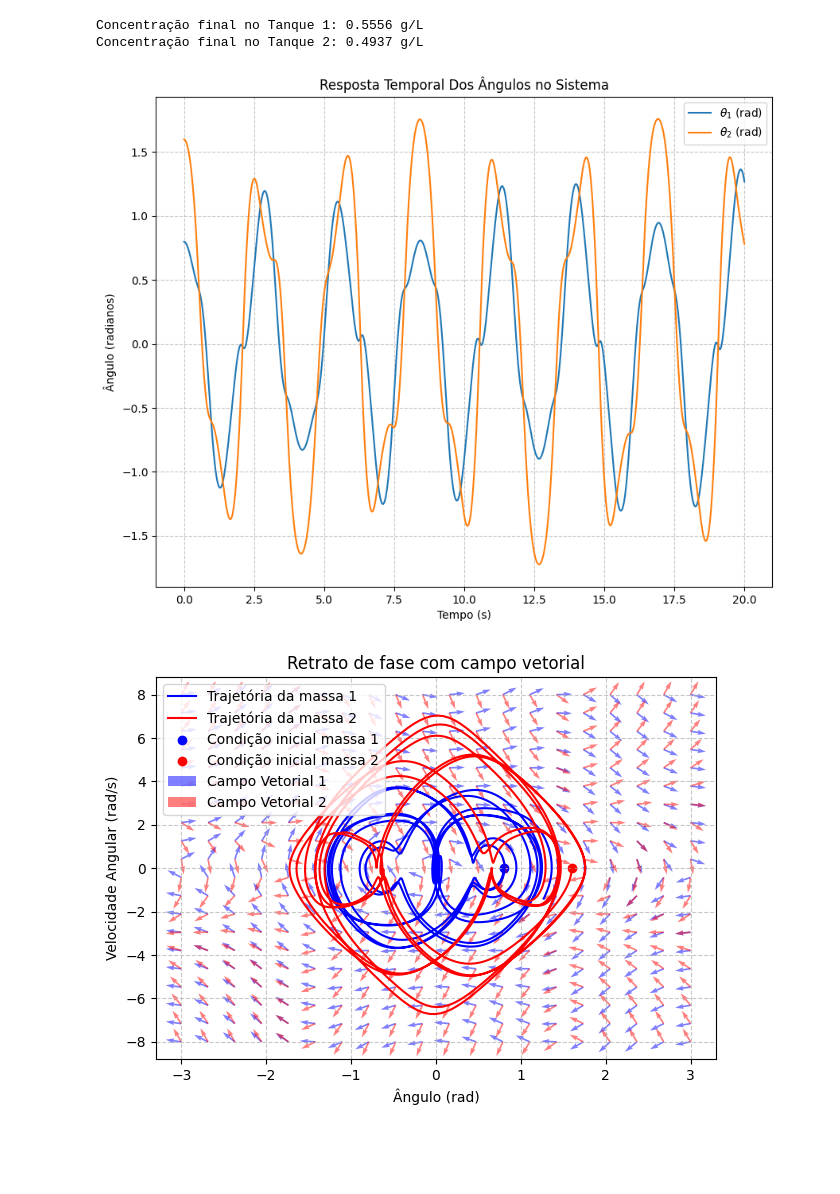
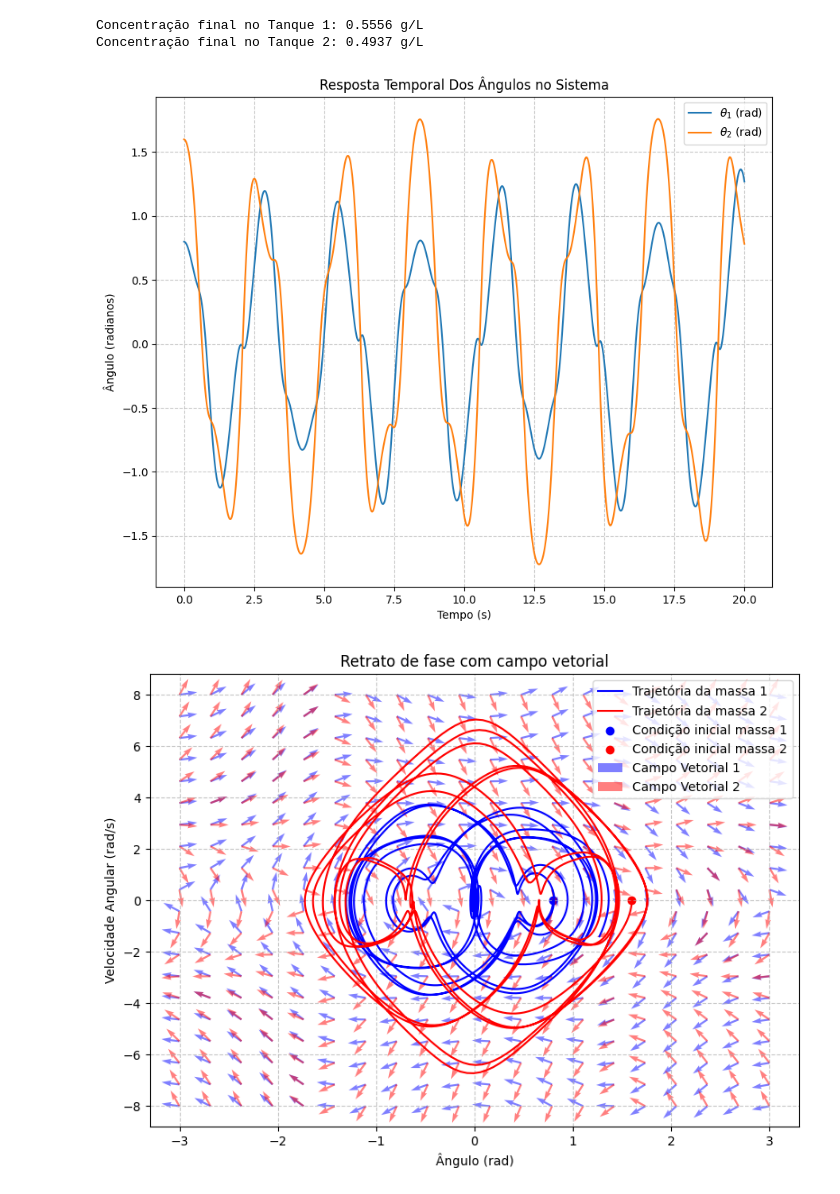
Before and after one commit to DanielMedeiros1/Projeto_EDO_CN, a Jupyter notebook: Projeto_U3_EDO.ipynb, the cells around one changed output. Saved outputs shown, nothing was run; the diff lists cells and outputs as text; code cells hidden in the pictures; blank space fills up the shorter version.

```diff
--- a/Projeto_U3_EDO.ipynb
+++ b/Projeto_U3_EDO.ipynb
@@ -157,32 +157,32 @@ theta_grid, omega_grid = np.meshgrid(theta_num, omega_num)
 theta_2_grid = 1.6
 omega_2_grid = 0
 
 ang_pend_1 = (-g * (2 * m1 + m2) * np.sin(theta_grid) - m2 * g * np.sin(theta_grid - 2 * theta_2_grid) - 2 * np.sin(theta_grid - theta_2_grid) * m2 * (omega_2_grid**2 * l2 + omega_grid**2 * l1 * np.cos(theta_grid - theta_2_grid))) / (l1 * (2 * m1 + m2 - m2 * np.cos(2 * theta_grid - 2 * theta_2_grid)))
 
 ang_pend_2 = (2 * np.sin(theta_grid - theta_2_grid) * (omega_grid**2 * l1 * (m1 + m2) + g * (m1 + m2) * np.cos(theta_grid) + omega_2_grid**2 * l2 * m2 * np.cos(theta_grid - theta_2_grid))) / (l2 * (2 * m1 + m2 - m2 * np.cos(2 * theta_grid - 2 * theta_2_grid)))
 
 mag1 = np.sqrt(omega_grid**2 + ang_pend_1**2)
 u1 = omega_grid / mag1
 v1 = ang_pend_1 / mag1
 
 mag2 = np.sqrt(omega_grid**2 + ang_pend_2**2)
 u2 = omega_grid / mag2
 v2 = ang_pend_2 / mag2
 
-
+plt.figure(figsize=(8, 6))
 plt.plot(th1, om1, color="blue", label="Trajetória da massa 1")
 plt.plot(th2, om2, color="red", label="Trajetória da massa 2")
 plt.scatter(th1[0], om1[0], color='blue', label='Condição inicial massa 1')
 plt.scatter(th2[0], om2[0], color='red', label='Condição inicial massa 2')
 plt.quiver(theta_grid, omega_grid, u1, v1, alpha=0.5, color="blue", label="Campo Vetorial 1", angles="xy")
 plt.quiver(theta_grid, omega_grid, u2, v2, alpha=0.5, color="red", label="Campo Vetorial 2", angles="xy")
 plt.xlabel("Ângulo (rad)")
 plt.ylabel("Velocidade Angular (rad/s)")
 plt.title("Retrato de fase com campo vetorial")
 plt.grid(True, linestyle="--", alpha=0.7)
 plt.legend()
 plt.tight_layout()
 plt.show()
 # %% [output]
 [figure]
-[figure, old version]
+[figure, new version]
```
